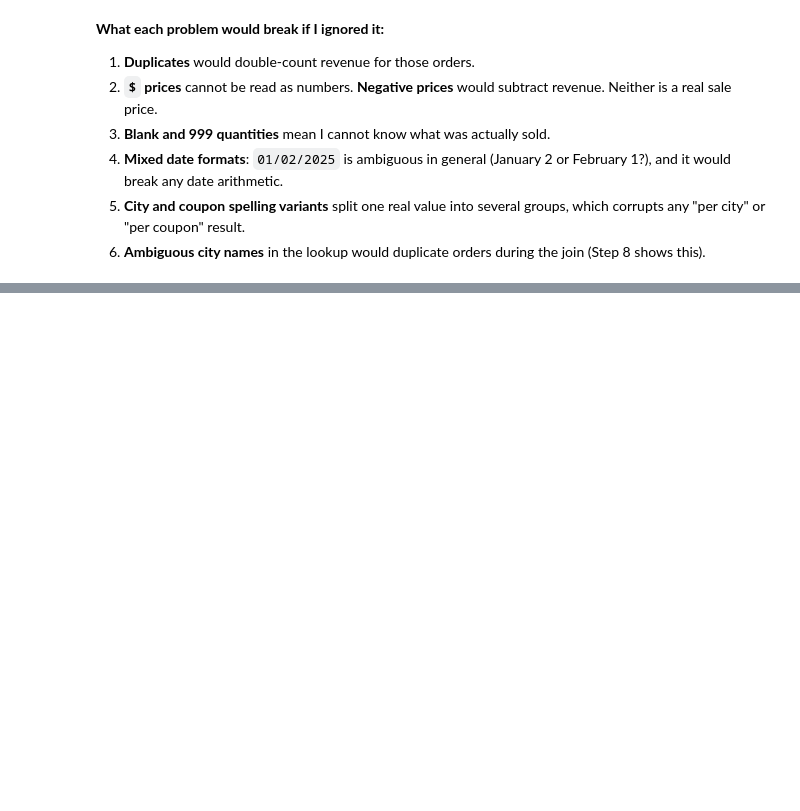
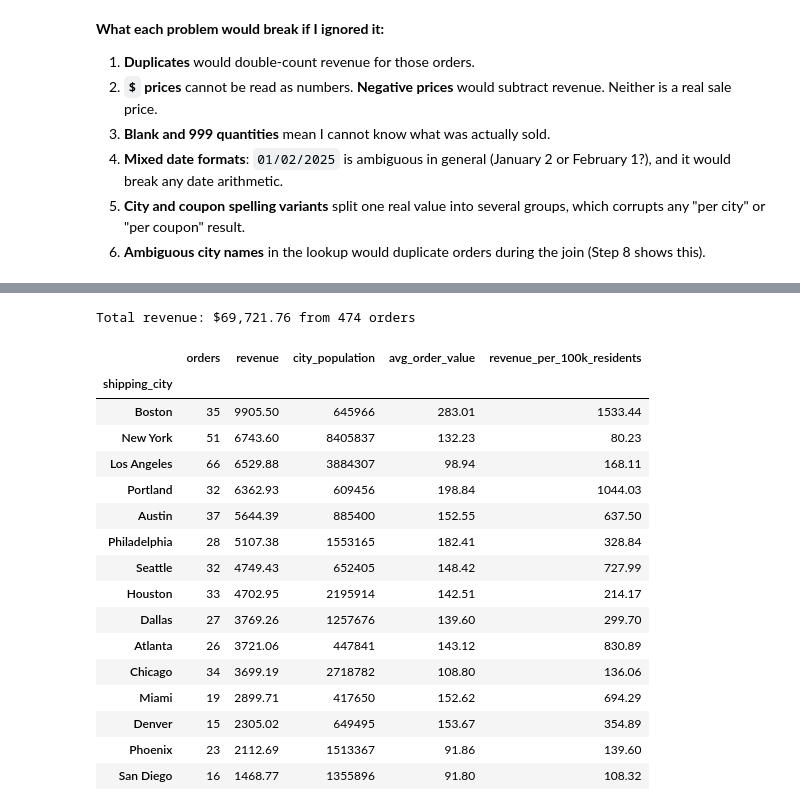
Before and after one commit to Namypark/ecommerce-data-engineering-lab, a Jupyter notebook: ecommerce_data_engineering.ipynb, the cells around one changed output, grey strips where cells are left out. Saved outputs shown, nothing was run; the diff lists cells and outputs as text; code cells hidden in the pictures; blank space fills up the shorter version.

```diff
--- a/ecommerce_data_engineering.ipynb
+++ b/ecommerce_data_engineering.ipynb
@@ -355,0 +533,17 @@ Names shared by more than one US city in the lookup: 62
+# %%
+SNAPSHOT_DATE = orders["date"].max() + pd.Timedelta(days=1)
+
+orders["gross_amount"] = (orders["price"] * orders["quantity"]).round(2)
+orders["order_total"] = (orders["gross_amount"] * (1 - orders["discount_rate"])).round(2)
+orders["discount_amount"] = (orders["gross_amount"] - orders["order_total"]).round(2)
+orders["days_since_purchase"] = (SNAPSHOT_DATE - orders["date"]).dt.days
+orders["order_month"] = orders["date"].dt.strftime("%Y-%m")
+orders["order_weekday"] = orders["date"].dt.day_name()
+orders["is_weekend"] = orders["date"].dt.dayofweek >= 5
+
+# The vectorised column and the class method must agree, or one of them is wrong.
+assert abs(orders["order_total"].sum() - clean_book.total()) < 0.01
+
+print(f"Snapshot date: {SNAPSHOT_DATE.date()}")
+orders[["order_id", "date", "price", "quantity", "discount_rate", "gross_amount",
+        "discount_amount", "order_total", "days_since_purchase", "order_weekday", "is_weekend"]].head()
@@ -355,0 +562,40 @@ Names shared by more than one US city in the lookup: 62
+# %%
+revenue_dict: dict[str, float] = defaultdict(float)
+for t in clean_book.transactions:
+    revenue_dict[t.shipping_city] += t.total()
+
+revenue_by_city = (
+    orders.groupby("shipping_city")
+    .agg(orders=("order_id", "count"),
+         revenue=("order_total", "sum"),
+         city_population=("city_population", "first"))
+    .sort_values("revenue", ascending=False)
+)
+revenue_by_city["avg_order_value"] = revenue_by_city["revenue"] / revenue_by_city["orders"]
+revenue_by_city["revenue_per_100k_residents"] = (
+    revenue_by_city["revenue"] / revenue_by_city["city_population"] * 100_000
+)
+
+assert all(abs(revenue_dict[city] - value) < 0.01 for city, value in revenue_by_city["revenue"].items())
+
+print(f"Total revenue: ${clean_book.total():,.2f} from {len(clean_book)} orders")
+revenue_by_city.round(2)
+# %% [output]
+Total revenue: $69,721.76 from 474 orders
+|  | orders | revenue | city_population | avg_order_value | revenue_per_100k_residents |
+| shipping_city |  |  |  |  |  |
+| Boston | 35 | 9905.50 | 645966 | 283.01 | 1533.44 |
+| New York | 51 | 6743.60 | 8405837 | 132.23 | 80.23 |
+| Los Angeles | 66 | 6529.88 | 3884307 | 98.94 | 168.11 |
+| Portland | 32 | 6362.93 | 609456 | 198.84 | 1044.03 |
+| Austin | 37 | 5644.39 | 885400 | 152.55 | 637.50 |
+| Philadelphia | 28 | 5107.38 | 1553165 | 182.41 | 328.84 |
+| Seattle | 32 | 4749.43 | 652405 | 148.42 | 727.99 |
+| Houston | 33 | 4702.95 | 2195914 | 142.51 | 214.17 |
+| Dallas | 27 | 3769.26 | 1257676 | 139.60 | 299.70 |
+| Atlanta | 26 | 3721.06 | 447841 | 143.12 | 830.89 |
+| Chicago | 34 | 3699.19 | 2718782 | 108.80 | 136.06 |
+| Miami | 19 | 2899.71 | 417650 | 152.62 | 694.29 |
+| Denver | 15 | 2305.02 | 649495 | 153.67 | 354.89 |
+| Phoenix | 23 | 2112.69 | 1513367 | 91.86 | 139.60 |
+| San Diego | 16 | 1468.77 | 1355896 | 91.80 | 108.32 |
```
Also changed, not shown: parts of 19 cells of this notebook, 3 other files.
